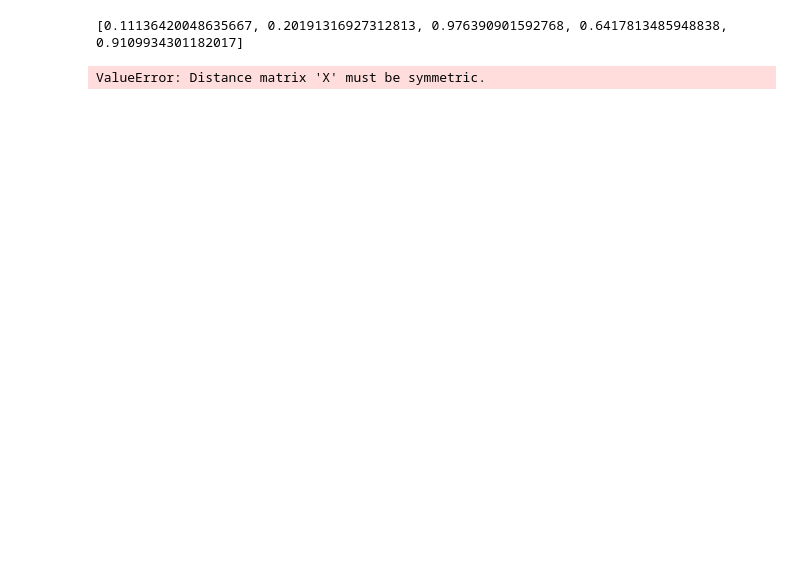
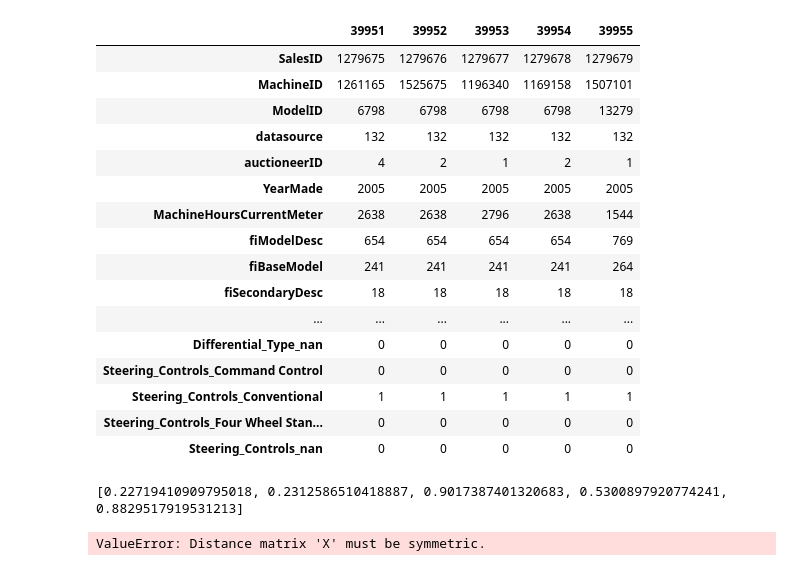
Before and after one commit to mahdirezaey/as, a Jupyter notebook: forums.ipynb, the cells around one changed output. Cells and saved outputs as stored; diff of their text form; code cells hidden in the pictures; blank space fills up the shorter version.

```diff
--- a/forums.ipynb
+++ b/forums.ipynb
@@ -53,7 +56,7 @@ train_cats(df_raw)
 df_raw.UsageBand.cat.set_categories(['High', 'Medium' , 'Low'] , inplace = True , ordered = True)
 # changing order of assigning nubers to ['High', 'Medium' , 'Low']
 # %%
-df_trn, y_trn, nas = proc_df(df_raw, 'SalePrice')
+df_trn, y_trn, nas = proc_df(df_raw, 'SalePrice' , max_n_cat = 3)
 # %%
 def rmse(x,y): return math.sqrt(((x-y)**2).mean())
 
@@ -71,2 +74,22 @@ y_train, y_valid = split_vals(y_trn, n_trn)
 raw_train, raw_valid = split_vals(df_raw, n_trn)
+# %%
+display_all(X_train.tail().T)
+# %% [output]
+|  | 39951 | 39952 | 39953 | 39954 | 39955 |
+| SalesID | 1279675 | 1279676 | 1279677 | 1279678 | 1279679 |
+| MachineID | 1261165 | 1525675 | 1196340 | 1169158 | 1507101 |
+| ModelID | 6798 | 6798 | 6798 | 6798 | 13279 |
+| datasource | 132 | 132 | 132 | 132 | 132 |
+| auctioneerID | 4 | 2 | 1 | 2 | 1 |
+| YearMade | 2005 | 2005 | 2005 | 2005 | 2005 |
+| MachineHoursCurrentMeter | 2638 | 2638 | 2796 | 2638 | 1544 |
+| fiModelDesc | 654 | 654 | 654 | 654 | 769 |
+| fiBaseModel | 241 | 241 | 241 | 241 | 264 |
+| fiSecondaryDesc | 18 | 18 | 18 | 18 | 18 |
+| ... | ... | ... | ... | ... | ... |
+| Differential_Type_nan | 0 | 0 | 0 | 0 | 0 |
+| Steering_Controls_Command Control | 0 | 0 | 0 | 0 | 0 |
+| Steering_Controls_Conventional | 1 | 1 | 1 | 1 | 1 |
+| Steering_Controls_Four Wheel Stan... | 0 | 0 | 0 | 0 | 0 |
+| Steering_Controls_nan | 0 | 0 | 0 | 0 | 0 |
 # %%
@@ -74,9 +97,9 @@ set_rf_samples(50000)
 # %%
 m = RandomForestRegressor(n_estimators=40, min_samples_leaf=3, max_features=0.5, n_jobs=-1, oob_score=True)
-m.fit(x_train, y_train)
+m.fit(X_train, y_train)
 print_score(m)
 # %% [output]
-[0.11136420048635667, 0.20191316927312813, 0.976390901592768, 0.6417813485948838, 0.9109934301182017]
+[0.22719410909795018, 0.2312586510418887, 0.9017387401320683, 0.5300897920774241, 0.8829517919531213]
 # %%
 from scipy.cluster import hierarchy as hc
 # %%
```
Also changed, not shown: parts of 4 cells of this notebook.
